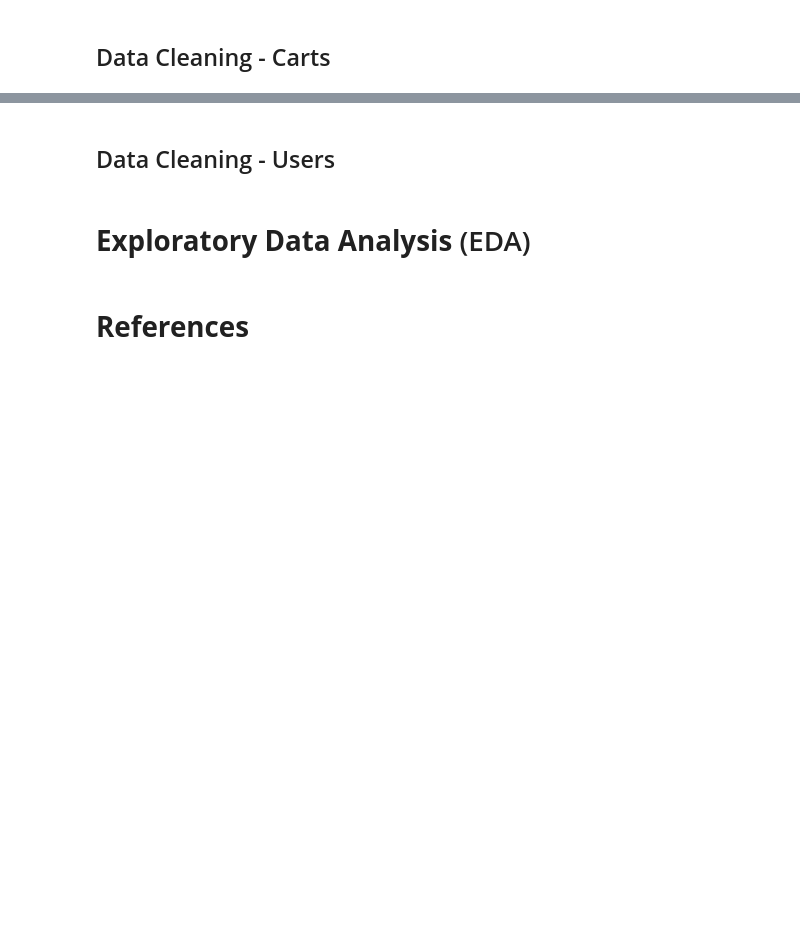
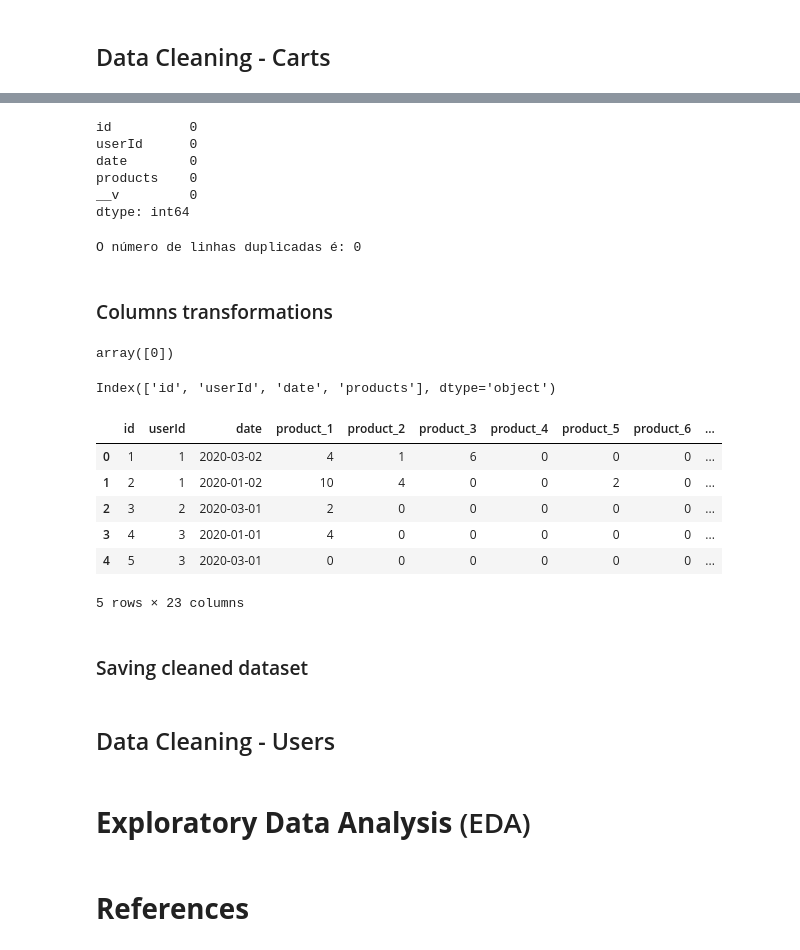
Before and after one commit to joaomj/api_data_analysis, a Jupyter notebook: notebook_eda.ipynb, the cells around one changed output, grey strips where cells are left out. Saved outputs shown, nothing was run; the diff lists cells and outputs as text; code cells hidden in the pictures; blank space fills up the shorter version.

Commit message:
data cleaning - df_carts concluído

```diff
--- a/notebook_eda.ipynb
+++ b/notebook_eda.ipynb
@@ -214,0 +260,3 @@ df_products.head()
+# %%
+# Alterando coluna 'date' para formato 'datetime'
+df_carts['date'] = pd.to_datetime(df_carts['date']).dt.strftime('%Y-%m-%d')
@@ -214,0 +265,54 @@ df_products.head()
+# %%
+# Contando valores nulos por coluna
+df_carts.isnull().sum()
+# %% [output]
+id          0
+userId      0
+date        0
+products    0
+__v         0
+dtype: int64
+# %%
+print(f"O número de linhas duplicadas é: {df_carts.duplicated().sum()}")
+# %% [output]
+O número de linhas duplicadas é: 0
+# %% [markdown]
+### Columns transformations
+# %%
+# Verificando se a coluna '__v' tem algum valor diferente
+df_carts['__v'].unique()
+# %% [output]
+array([0])
+# %%
+# Como ela não tem, será descartada
+df_carts.drop(columns='__v', inplace=True)
+df_carts.columns
+# %% [output]
+Index(['id', 'userId', 'date', 'products'], dtype='object')
+# %%
+df1 = df_carts.copy()
+
+# Garantindo que a coluna 'products' seja convertida para listas de dicionários
+df1['products'] = df1['products'].apply(ast.literal_eval)
+
+# Criando colunas para cada produto de 1 a 20
+for product_id in range(1, 21):
+    df1[f'product_{product_id}'] = df1['products'].apply(
+        lambda products_list: sum(product['quantity'] for product in products_list if product['productId'] == product_id)
+    )
+
+# Removendo a coluna original 'products'
+df1 = df1.drop(columns=['products'])
+
+# Exibindo as primeiras linhas do DataFrame para verificar
+df1.head()
+# %% [output]
+|  | id | userId | date | product_1 | product_2 | product_3 | product_4 | product_5 | product_6 | ... |
+| 0 | 1 | 1 | 2020-03-02 | 4 | 1 | 6 | 0 | 0 | 0 | ... |
+| 1 | 2 | 1 | 2020-01-02 | 10 | 4 | 0 | 0 | 2 | 0 | ... |
+| 2 | 3 | 2 | 2020-03-01 | 2 | 0 | 0 | 0 | 0 | 0 | ... |
+| 3 | 4 | 3 | 2020-01-01 | 4 | 0 | 0 | 0 | 0 | 0 | ... |
+| 4 | 5 | 3 | 2020-03-01 | 0 | 0 | 0 | 0 | 0 | 0 | ... |
+5 rows × 23 columns
+# %% [markdown]
+### Saving cleaned dataset
```
Also changed, not shown: parts of 10 cells of this notebook.
